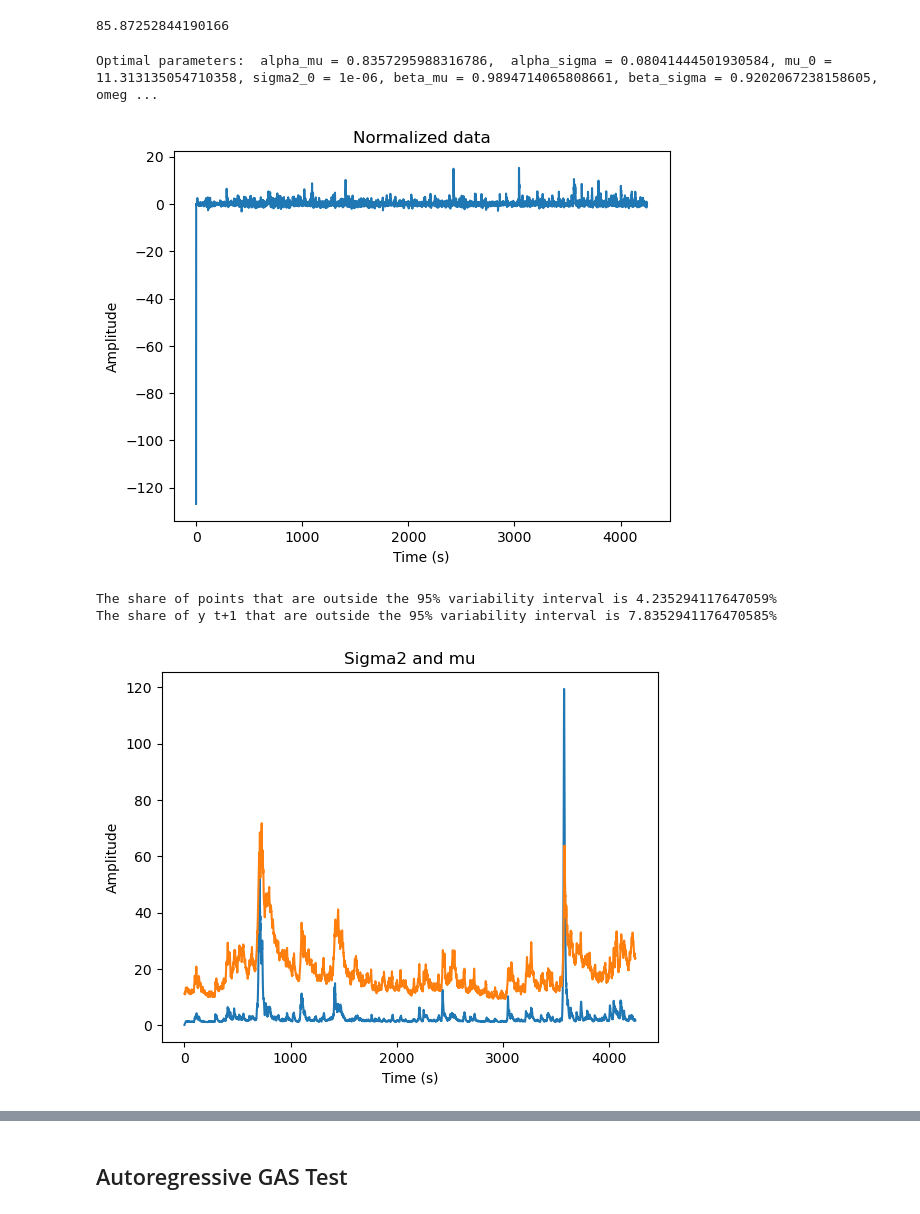
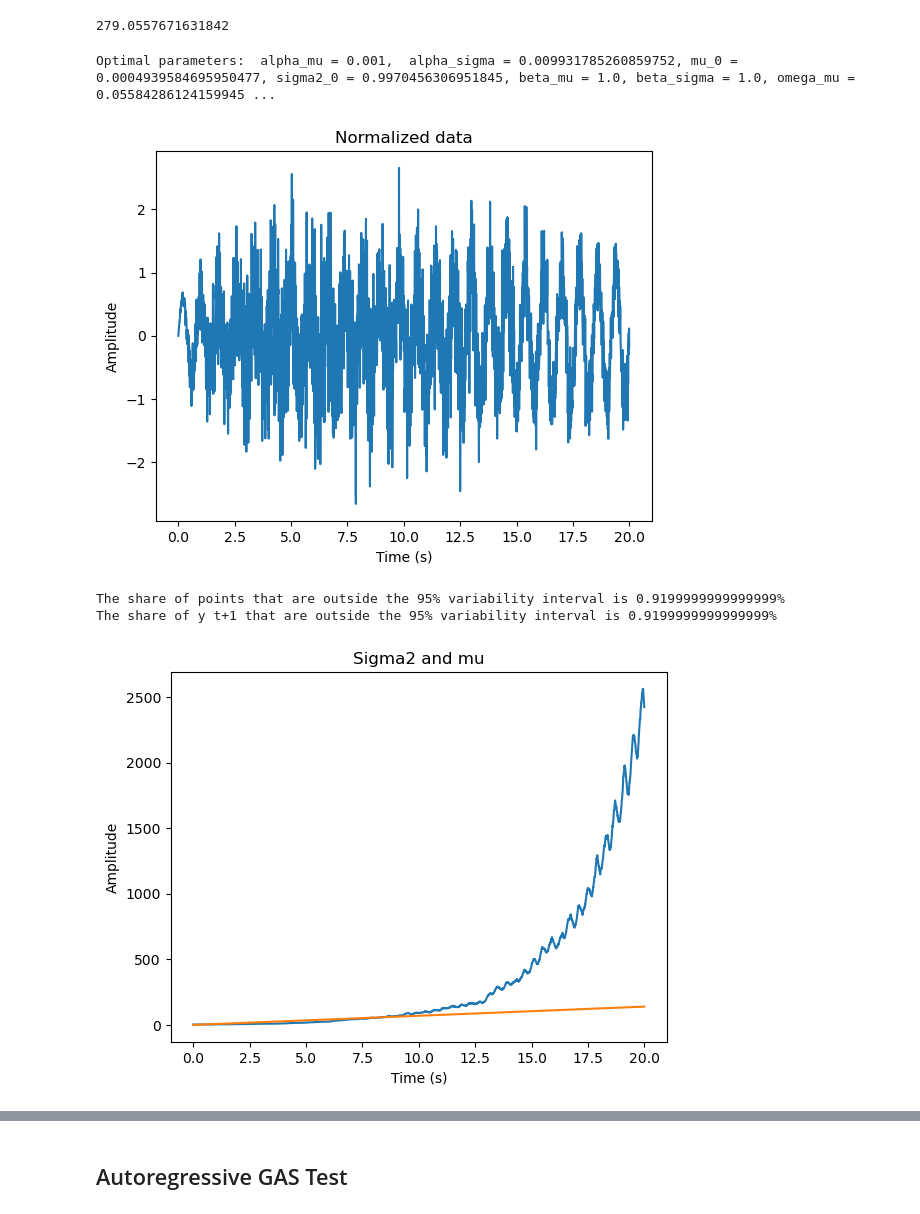
Before and after one commit to edo-urettini/Adaptive_Norm, a Jupyter notebook: main_experiments.ipynb, the cells around one changed output, grey strips where cells are left out. Saved outputs shown, nothing was run; the diff lists cells and outputs as text; code cells hidden in the pictures.

```diff
--- a/main_experiments.ipynb
+++ b/main_experiments.ipynb
@@ -17,8 +17,8 @@ import matplotlib.pyplot as plt
 
 #Genrate the series or download stock data
 
-#y, y_train, y_test, t = series_generator(2500)
-y, y_train, y_test, t = stock_price_generator('^VIX')
+y, y_train, y_test, t = series_generator(2500)
+#y, y_train, y_test, t = stock_price_generator('^VIX')
 T, T_train, T_test = len(y), len(y_train), len(y_test)
 
 
@@ -130,7 +129,7 @@ for i in range(T_train, T):
 error = error/T_test
 print(error)
 # %% [output]
-85.87252844190166
+279.0557671631842
 # %%
 import GAS_norm
 reload(GAS_norm)
@@ -139,7 +138,7 @@ from GAS_norm import SD_Normalization_Student
 import numpy as np
 
 #Set the normalization strngth for the mean and the variance from 0 to 1
-mean_norm_strength = 1
+mean_norm_strength = 0
 var_norm_strength = 1
 
 norm_strength = [mean_norm_strength*0.5, var_norm_strength*0.5]
@@ -172,35 +171,35 @@ fig.show()
 
 share = np.sum((y > mu_list+1.96*np.sqrt(sigma2_list)) | (y < mu_list-1.96*np.sqrt(sigma2_list)))/len(y)
 print("The share of points that are outside the 95% variability interval is {}%".format(share*100))
 
 #Write the share of y_{t+1} that are outside the 95% variability interval
 
 share = np.sum((y[1:] > mu_list[0:-1]+1.96*np.sqrt(sigma2_list[0:-1])) | (y[1:] < mu_list[0:-1]-1.96*np.sqrt(sigma2_list[0:-1])))/len(y)
 print("The share of y t+1 that are outside the 95% variability interval is {}%".format(share*100))
 
 #Plot sigma_list and mu_list in the same plot
 plt.plot(t[0:T], sigma2_list)
 plt.plot(t[0:T], mu_list)
 plt.xlabel('Time (s)')
 plt.ylabel('Amplitude')
 plt.title('Sigma2 and mu')
 plt.show()
 
 #Plot the distributino of the normalized and unormalized data and compare it with a standard normal distribution
 
 import scipy.stats as stats
 import matplotlib.pyplot as plt
 import numpy as np
 
 plt.hist(y_norm, bins=100, density=True)
 plt.plot(np.linspace(-4, 4, 100), stats.norm.pdf(np.linspace(-4, 4, 100), 0, 1))
 plt.xlabel('Normalized Amplitude')
 plt.ylabel('Density')
 plt.title('Distribution of the normalized data')
 plt.show()
 # %% [output]
-Optimal parameters:  alpha_mu = 0.8357295988316786,  alpha_sigma = 0.08041444501930584, mu_0 = 11.313135054710358, sigma2_0 = 1e-06, beta_mu = 0.9894714065808661, beta_sigma = 0.9202067238158605, omeg ...
+Optimal parameters:  alpha_mu = 0.001,  alpha_sigma = 0.009931785260859752, mu_0 = 0.0004939584695950477, sigma2_0 = 0.9970456306951845, beta_mu = 1.0, beta_sigma = 1.0, omega_mu = 0.05584286124159945 ...
-[figure, old version]
+[figure, new version]
-The share of points that are outside the 95% variability interval is 4.235294117647059%
-The share of y t+1 that are outside the 95% variability interval is 7.8352941176470585%
+The share of points that are outside the 95% variability interval is 0.9199999999999999%
+The share of y t+1 that are outside the 95% variability interval is 0.9199999999999999%
-[figure, old version]
+[figure, new version]
```
Also changed, not shown: parts of 11 cells of this notebook.
